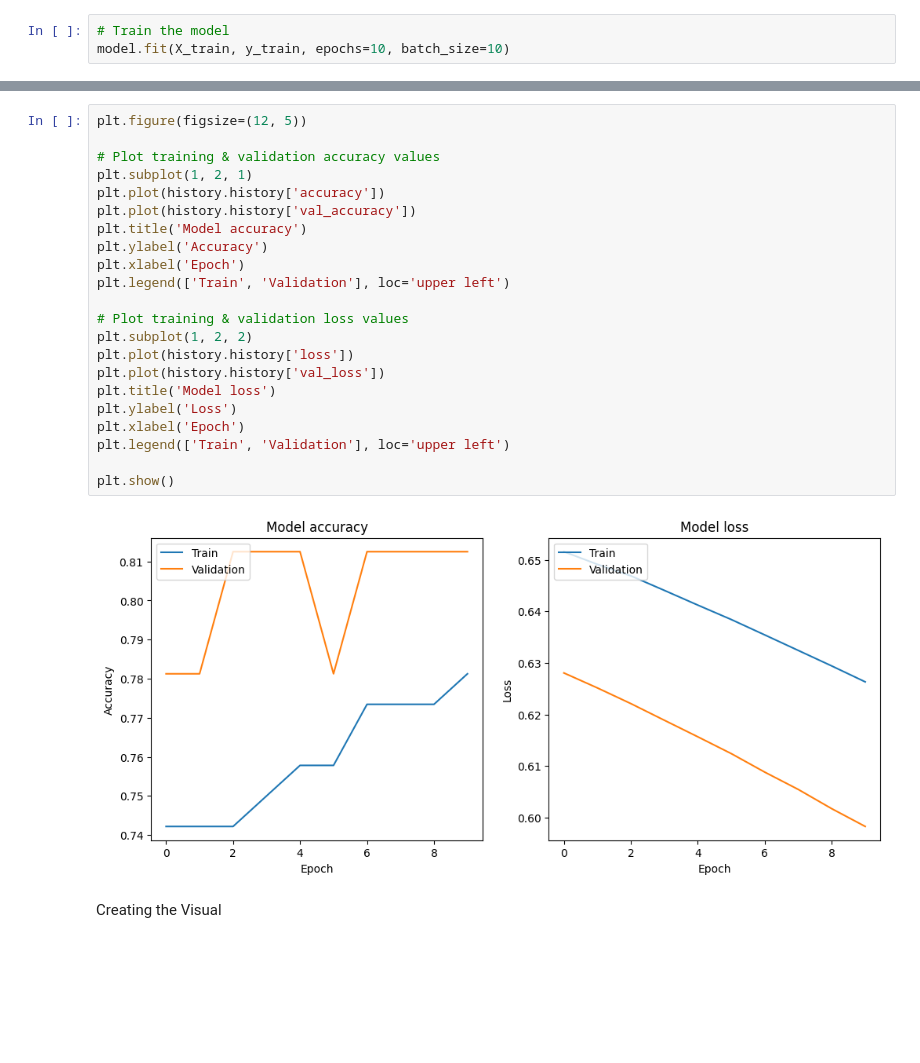
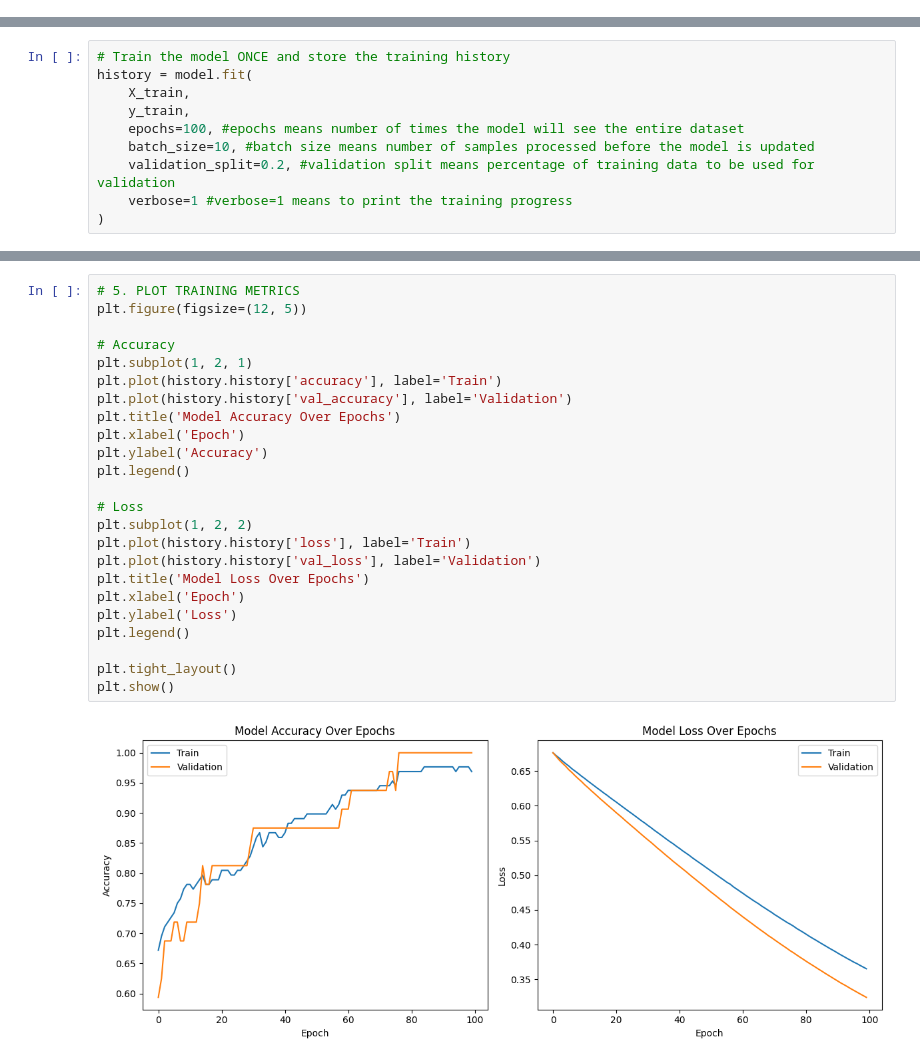
Before and after one commit to murilofarias10/Python, a Jupyter notebook: VAM_AI/supervised_ml_classification.ipynb, the cells around one changed output, grey strips where cells are left out. Drawn from its saved outputs; the diff is of its cells as text; blank space fills up the shorter version.

```diff
--- a/VAM_AI/supervised_ml_classification.ipynb
+++ b/VAM_AI/supervised_ml_classification.ipynb
@@ -83,3 +121,0 @@ model.compile(optimizer='adam', loss='binary_crossentropy', metrics=['accuracy']
-# %%
-# Train the model
-model.fit(X_train, y_train, epochs=10, batch_size=10)
@@ -152,0 +146,10 @@ Epoch 10/10
+# %%
+# Train the model ONCE and store the training history
+history = model.fit(
+    X_train,
+    y_train,
+    epochs=100, #epochs means number of times the model will see the entire dataset
+    batch_size=10, #batch size means number of samples processed before the model is updated
+    validation_split=0.2, #validation split means percentage of training data to be used for validation
+    verbose=1 #verbose=1 means to print the training progress
+)
@@ -153,27 +182,27 @@ Epoch 10/10
 # %%
+# 5. PLOT TRAINING METRICS
 plt.figure(figsize=(12, 5))
 
-# Plot training & validation accuracy values
+# Accuracy
 plt.subplot(1, 2, 1)
-plt.plot(history.history['accuracy'])
-plt.plot(history.history['val_accuracy'])
-plt.title('Model accuracy')
+plt.plot(history.history['accuracy'], label='Train')
+plt.plot(history.history['val_accuracy'], label='Validation')
+plt.title('Model Accuracy Over Epochs')
+plt.xlabel('Epoch')
 plt.ylabel('Accuracy')
+plt.legend()
+
+# Loss
+plt.subplot(1, 2, 2)
+plt.plot(history.history['loss'], label='Train')
+plt.plot(history.history['val_loss'], label='Validation')
+plt.title('Model Loss Over Epochs')
 plt.xlabel('Epoch')
-plt.legend(['Train', 'Validation'], loc='upper left')
+plt.ylabel('Loss')
+plt.legend()
 
-# Plot training & validation loss values
-plt.subplot(1, 2, 2)
-plt.plot(history.history['loss'])
-plt.plot(history.history['val_loss'])
-plt.title('Model loss')
-plt.ylabel('Loss')
-plt.xlabel('Epoch')
-plt.legend(['Train', 'Validation'], loc='upper left')
-
+plt.tight_layout()
 plt.show()
 # %% [output]
-[figure, old version]
+[figure, new version]
-# %% [markdown]
-Creating the Visual
 # %%
```
Also changed, not shown: parts of 36 cells of this notebook, 6 other files.
